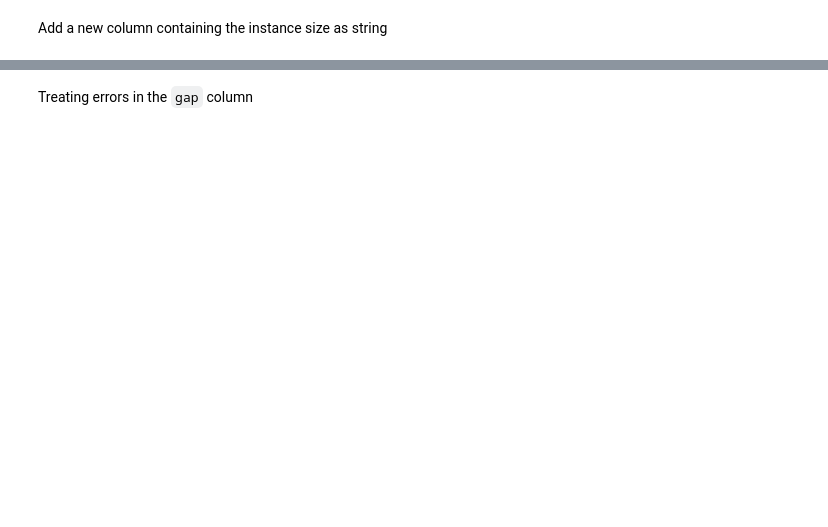
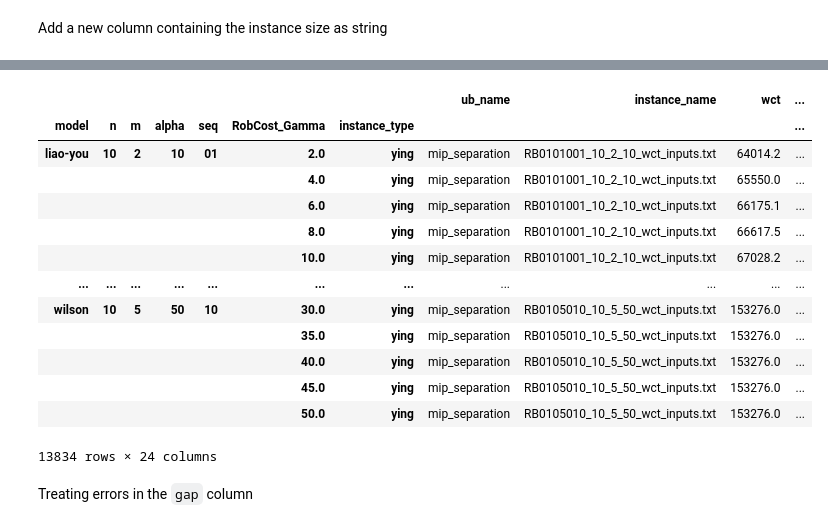
Before and after one commit to levorato/RPFS_Budget_TWCT_sourcecode, a Jupyter notebook: 0.3_RPFS_TWCT_CCG_Result_Summary_Tables.ipynb, the cells around one changed output, grey strips where cells are left out. Saved outputs shown, nothing was run; the diff lists cells and outputs as text; code cells hidden in the pictures; blank space fills up the shorter version.

```diff
--- a/0.3_RPFS_TWCT_CCG_Result_Summary_Tables.ipynb
+++ b/0.3_RPFS_TWCT_CCG_Result_Summary_Tables.ipynb
@@ -113,13 +113,15 @@ if not os.path.exists(outputfolder_table):
 # %%
 df_rpfs = pd.read_pickle(rpfs_file)  # Robust PFSP Budget solutions only
 df_rpfs.drop(columns=['executionId'], inplace=True)
+df_rpfs = df_rpfs.reset_index()
 # %% [markdown]
 **Robust dataframe: calculating new fields.**
 # %%
 df_rpfs['optimal'] = df_rpfs['is_optimal'] & df_rpfs['validated'] & (df_rpfs['gap'] <= 1e-8)
 df_rpfs['time_limit'] = 7200.0
-df_rpfs['time'] = np.minimum(df_rpfs['time_spent'], df_rpfs['time_limit'])
+df_rpfs['time_limit_2'] = 7200.0 * 2
+df_rpfs['mp_total_time'] = (df_rpfs['n'] < 15).astype(int) * np.minimum(df_rpfs['mp_total_time'], df_rpfs['time_limit']) + (df_rpfs['n'] >= 15).astype(int) * np.minimum(df_rpfs['mp_total_time'], df_rpfs['time_limit_2'])
+df_rpfs['time'] = df_rpfs['mp_total_time'] + df_rpfs['sp_total_time']
 df_rpfs['gap'] = df_rpfs['gap'] * 100.0
 df_rpfs['RobCost_worstcase'] = df_rpfs['wct_validation']
 df_rpfs = df_rpfs.rename(columns={"budget_Gamma": "RobCost_Gamma"})
-df_rpfs.head(2)
@@ -146,8 +195,23 @@ df_temp = df_rpfs.reset_index()
 # %%
-df_temp = df_rpfs.reset_index()
+df_temp = df_rpfs
 df_temp['instance_size'] = df_temp['n'].astype(str) + 'x' + df_temp['m'].astype(str)
-df_rpfs = df_temp.set_index(['model', 'n', 'm', 'alpha', 'seq', 'budget_Gamma', 'instance_type'])
+df_rpfs = df_temp.set_index(['model', 'n', 'm', 'alpha', 'seq', 'RobCost_Gamma', 'instance_type'])
 df_rpfs
+# %% [output]
+|  |  |  |  |  |  |  | ub_name | instance_name | wct | ... |
+| model | n | m | alpha | seq | RobCost_Gamma | instance_type |  |  |  | ... |
+| liao-you | 10 | 2 | 10 | 01 | 2.0 | ying | mip_separation | RB0101001_10_2_10_wct_inputs.txt | 64014.2 | ... |
+|  |  |  |  |  | 4.0 | ying | mip_separation | RB0101001_10_2_10_wct_inputs.txt | 65550.0 | ... |
+|  |  |  |  |  | 6.0 | ying | mip_separation | RB0101001_10_2_10_wct_inputs.txt | 66175.1 | ... |
+|  |  |  |  |  | 8.0 | ying | mip_separation | RB0101001_10_2_10_wct_inputs.txt | 66617.5 | ... |
+|  |  |  |  |  | 10.0 | ying | mip_separation | RB0101001_10_2_10_wct_inputs.txt | 67028.2 | ... |
+| ... | ... | ... | ... | ... | ... | ... | ... | ... | ... | ... |
+| wilson | 10 | 5 | 50 | 10 | 30.0 | ying | mip_separation | RB0105010_10_5_50_wct_inputs.txt | 153276.0 | ... |
+|  |  |  |  |  | 35.0 | ying | mip_separation | RB0105010_10_5_50_wct_inputs.txt | 153276.0 | ... |
+|  |  |  |  |  | 40.0 | ying | mip_separation | RB0105010_10_5_50_wct_inputs.txt | 153276.0 | ... |
+|  |  |  |  |  | 45.0 | ying | mip_separation | RB0105010_10_5_50_wct_inputs.txt | 153276.0 | ... |
+|  |  |  |  |  | 50.0 | ying | mip_separation | RB0105010_10_5_50_wct_inputs.txt | 153276.0 | ... |
+13834 rows × 24 columns
 # %% [markdown]
 Treating errors in the `gap` column
 # %%
```
Also changed, not shown: parts of 24 cells of this notebook, 2 other files.
